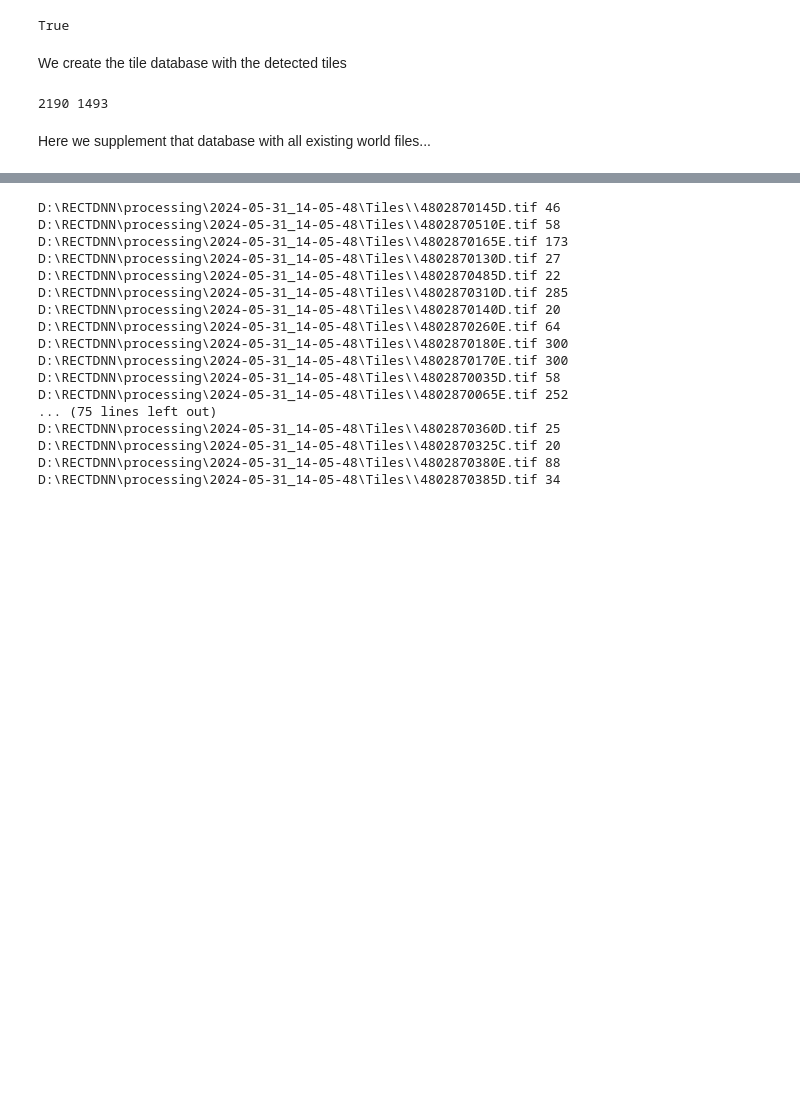
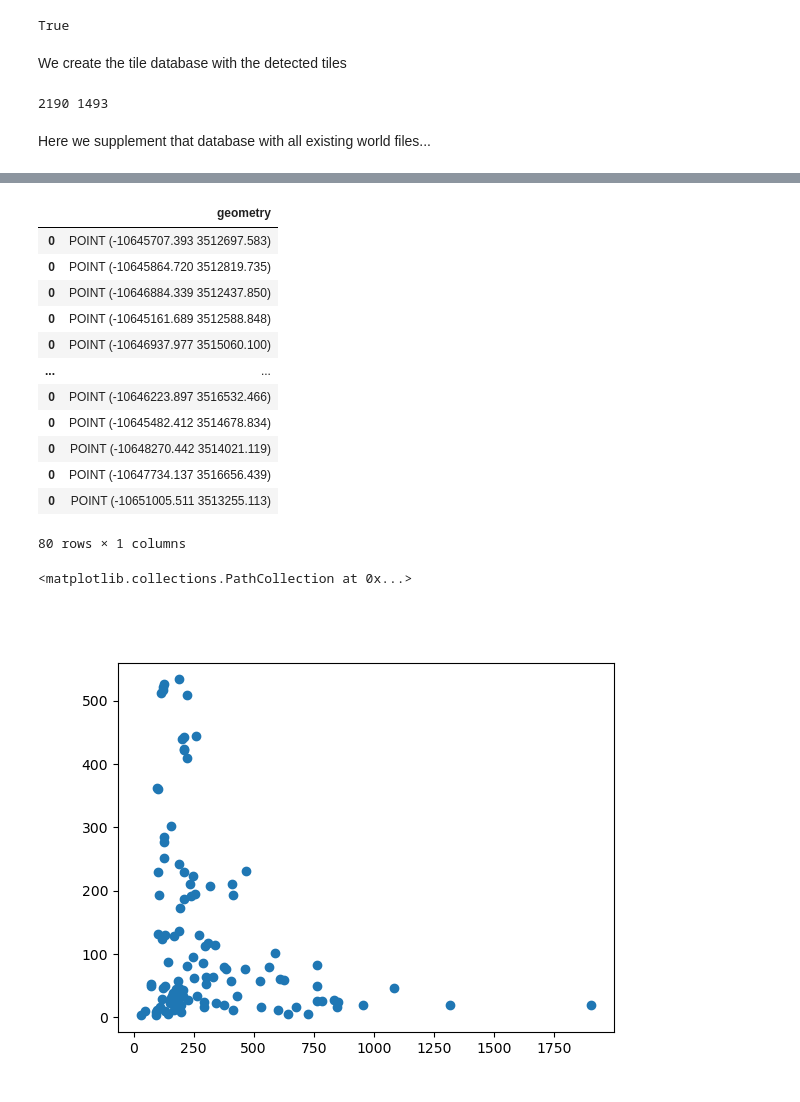
Before and after one commit to f-haces/RECTDNN, a Jupyter notebook: TileGeoreferencing.ipynb, the cells around one changed output, grey strips where cells are left out. Saved outputs shown, nothing was run; the diff lists cells and outputs as text; code cells hidden in the pictures; blank space fills up the shorter version.

```diff
--- a/TileGeoreferencing.ipynb
+++ b/TileGeoreferencing.ipynb
@@ -373,7 +421,11 @@ intersections = gpd.read_file(f"{data_dir}/AAA_ReferenceDatasets/Intersections.g
 # %%
+''' THE BELOW IS THE ORIGINAL ICP ON INTERSECTIONS
 def calcCenter(a):
     # print(a,  (a[0] + a[2]) / 2, (a[1] + a[3]) / 2)
     return (a[0] + a[2]) / 2, (a[1] + a[3]) / 2
+
+bestgrades = []
+numcorners = []
 
 for i, (out_name, db) in enumerate(tile_coords.items()):
     if db is not None:
@@ -382,56 +434,69 @@ for i, (out_name, db) in enumerate(tile_coords.items()):
         street_corners = results_struct[tile_coords[out_name]['input_file']]
 
         # SKIP IF TOO FEW CORNERS
-        if len(street_corners) < 20:
+        if len(street_corners) < 3:
             continue
 
         # OPEN RASTER AND GET BOUNDING BOX
         ra = rio.open(out_name)
         bounds  = ra.bounds
+        image   = ra.read(1)
 
         # CONVERT STREET CORNERS TO NUMPY ARRAY
         street_corners_arry = np.array([calcCenter(street_corners[a]['bbox']) for a in street_corners])
+        streets = np.zeros(image.shape)
+        streetcoords = np.int32(street_corners_arry)
+        streets[streetcoords[:, 1], streetcoords[:, 0]] = 255
 
         # USE RASTER TRANSFORM TO GET REAL-WORLD ESTIMATES OF STREET CORNERS
         xs, ys = rio.transform.xy(ra.transform, street_corners_arry[:, 1], street_corners_arry[:, 0])
+        numcorners.append(len(xs))
         print(out_name, len(xs))
 
         # GET IDENTIFIED STREET INTERSECTIONS
         xy = list(zip(xs, ys))
         points = MultiPoint(xy)
         TLNN = gpd.GeoDataFrame(index=[0], geometry=[points]).explode(ignore_index=False, index_parts=False)
-
+        error
         # GET SHAPEFILE OF STREET INTERSECTIONS
         bounds_poly = enlarged_bounds(ra, n=1.5)
         STCN = gpd.clip(intersections, bounds_poly)
 
-        best_transform, transform_dict = performICPonTile(TLNN, STCN, plot=False,)
+        ICP_fn = os.path.join(proc_dir, os.path.basename(out_name).split(".")[0] + "_ICP.tif")
+        best_transform, transform_dict = performICPonTile(TLNN, STCN, plot=True, save_fig=ICP_fn, icp_iterations=500)
+        bestgrades.append(np.min(transform_dict['grades']))
 
         raster_name = os.path.join(proc_dir, os.path.basename(out_name).split(".")[0] + "_registered.tif")
         transform = best_transform @ getMatrixFromAffine(ra.transform)
-        image = ra.read(1)
 
-        with rio.open(raster_name, 'w',
-            driver='GTiff', count=1, dtype=image.dtype,
-            height=image.shape[0], width=image.shape[1],
-            crs=f'EPSG:3857',
-            transform=rio.Affine(*transform.flatten()[:6])) as dst:
-                dst.write(image, 1)
+        shp_name = os.path.join(proc_dir, os.path.basename(out_name).split(".")[0] + "_XY.gpkg")
+        a = gpd.GeoDataFrame(crs="EPSG:3857", geometry=gpd.points_from_xy(transform_dict['reproj'][0][:, 0], transform_dict['reproj'][0][:, 1]))
+        a.to_file(shp_name)
+
+        try:
+            with rio.open(raster_name, 'w',
+                driver='GTiff', count=3, dtype=image.dtype,
+                height=image.shape[0], width=image.shape[1],
+                crs=f'EPSG:3857',
+                transform=rio.Affine(*transform.flatten()[:6])) as dst:
+                    dst.write(image, 1)
+                    dst.write(image, 2)
+                    dst.write(streets, 3)
+        except:
+             print(f"Could not save photo {out_name}")
+        error
+'''
 # %% [output]
+|  | geometry |
+| 0 | POINT (-10645707.393 3512697.583) |
+| 0 | POINT (-10645864.720 3512819.735) |
+| 0 | POINT (-10646884.339 3512437.850) |
+| 0 | POINT (-10645161.689 3512588.848) |
+| 0 | POINT (-10646937.977 3515060.100) |
+| ... | ... |
+| 0 | POINT (-10646223.897 3516532.466) |
+| 0 | POINT (-10645482.412 3514678.834) |
+| 0 | POINT (-10648270.442 3514021.119) |
+| 0 | POINT (-10647734.137 3516656.439) |
+| 0 | POINT (-10651005.511 3513255.113) |
-D:\RECTDNN\processing\2024-05-31_14-05-48\Tiles\\4802870145D.tif 46
-D:\RECTDNN\processing\2024-05-31_14-05-48\Tiles\\4802870510E.tif 58
-D:\RECTDNN\processing\2024-05-31_14-05-48\Tiles\\4802870165E.tif 173
-D:\RECTDNN\processing\2024-05-31_14-05-48\Tiles\\4802870130D.tif 27
-D:\RECTDNN\processing\2024-05-31_14-05-48\Tiles\\4802870485D.tif 22
-D:\RECTDNN\processing\2024-05-31_14-05-48\Tiles\\4802870310D.tif 285
-D:\RECTDNN\processing\2024-05-31_14-05-48\Tiles\\4802870140D.tif 20
-D:\RECTDNN\processing\2024-05-31_14-05-48\Tiles\\4802870260E.tif 64
-D:\RECTDNN\processing\2024-05-31_14-05-48\Tiles\\4802870180E.tif 300
-D:\RECTDNN\processing\2024-05-31_14-05-48\Tiles\\4802870170E.tif 300
-D:\RECTDNN\processing\2024-05-31_14-05-48\Tiles\\4802870035D.tif 58
-D:\RECTDNN\processing\2024-05-31_14-05-48\Tiles\\4802870065E.tif 252
-... (75 lines left out)
-D:\RECTDNN\processing\2024-05-31_14-05-48\Tiles\\4802870360D.tif 25
-D:\RECTDNN\processing\2024-05-31_14-05-48\Tiles\\4802870325C.tif 20
-D:\RECTDNN\processing\2024-05-31_14-05-48\Tiles\\4802870380E.tif 88
-D:\RECTDNN\processing\2024-05-31_14-05-48\Tiles\\4802870385D.tif 34
+80 rows × 1 columns
@@ -565,0 +503,6 @@ def performICPonTile(TLNN, STCN,
+# %%
+fig, ax = plt.subplots()
+ax.scatter(bestgrades, numcorners)
+# %% [output]
+<matplotlib.collections.PathCollection at 0x...>
+[figure, added]
```
Also changed, not shown: parts of 19 cells of this notebook, 5 other files.
